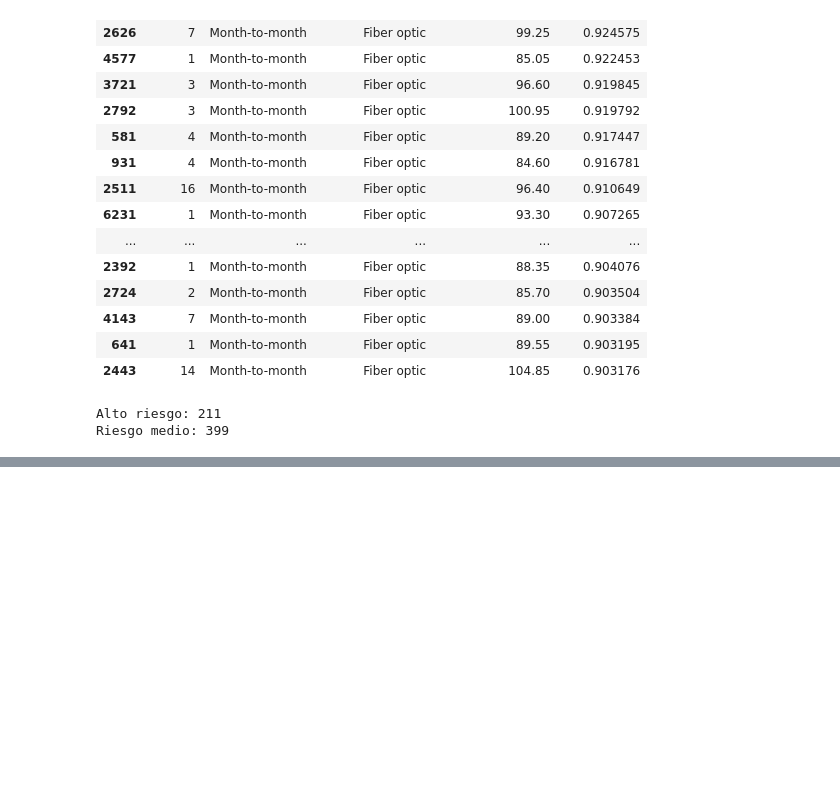
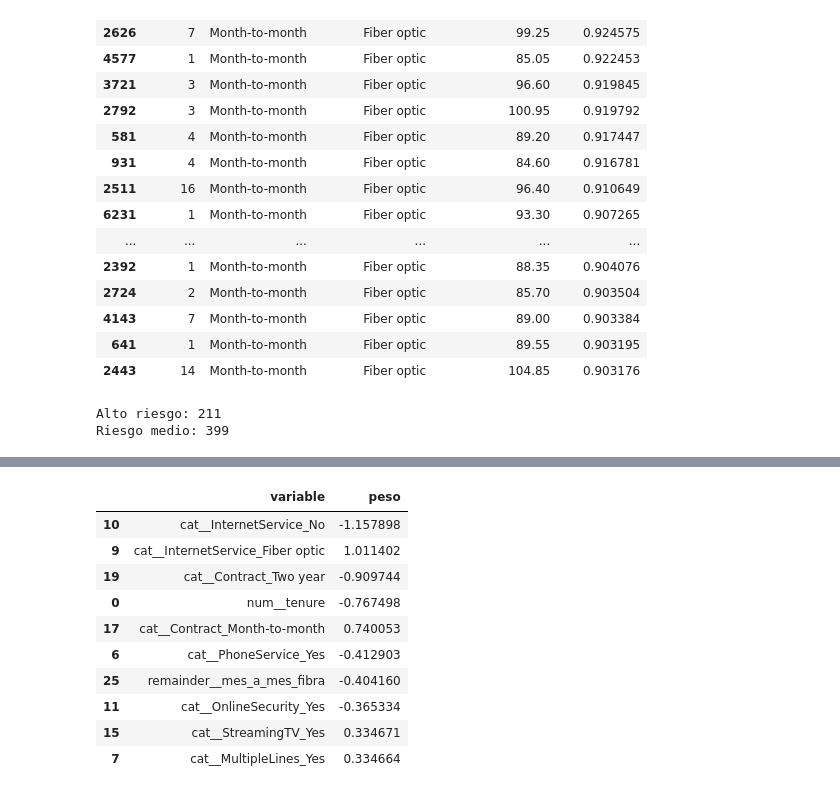
Before and after one commit to KingAegon19/telco-churn, a Jupyter notebook: notebooks/03_modelado.ipynb, the cells around one changed output, grey strips where cells are left out. Drawn from its saved outputs; the diff is of its cells as text; code cells hidden in the pictures; blank space fills up the shorter version.

```diff
--- a/notebooks/03_modelado.ipynb
+++ b/notebooks/03_modelado.ipynb
@@ -196,0 +227,20 @@ Riesgo medio: 399
+# %%
+from sklearn.metrics import classification_report
+
+num_cols_sin = ['tenure', 'MonthlyCharges']
+X_train2 = X_train.drop(columns=['TotalCharges'])
+X_test2 = X_test.drop(columns=['TotalCharges'])
+
+prep2 = ColumnTransformer([
+    ('num', StandardScaler(), num_cols_sin),
+    ('cat', OneHotEncoder(drop='if_binary', handle_unknown='ignore'), cat_cols)
+], remainder='passthrough')
+
+modelo2 = Pipeline([
+    ('prep', prep2),
+    ('clf', LogisticRegression(max_iter=1000, class_weight='balanced'))
+])
+
+modelo2.fit(X_train2, y_train)
+y_pred2 = modelo2.predict(X_test2)
+print(classification_report(y_test, y_pred2))
@@ -196,0 +256,19 @@ Riesgo medio: 399
+# %%
+nombres2 = modelo2.named_steps['prep'].get_feature_names_out()
+pesos2 = modelo2.named_steps['clf'].coef_[0]
+
+coef2 = pd.DataFrame({'variable': nombres2, 'peso': pesos2})
+coef2['abs'] = coef2['peso'].abs()
+coef2.sort_values('abs', ascending=False)[['variable','peso']].head(10)
+# %% [output]
+|  | variable | peso |
+| 10 | cat__InternetService_No | -1.157898 |
+| 9 | cat__InternetService_Fiber optic | 1.011402 |
+| 19 | cat__Contract_Two year | -0.909744 |
+| 0 | num__tenure | -0.767498 |
+| 17 | cat__Contract_Month-to-month | 0.740053 |
+| 6 | cat__PhoneService_Yes | -0.412903 |
+| 25 | remainder__mes_a_mes_fibra | -0.404160 |
+| 11 | cat__OnlineSecurity_Yes | -0.365334 |
+| 15 | cat__StreamingTV_Yes | 0.334671 |
+| 7 | cat__MultipleLines_Yes | 0.334664 |
```
Also changed, not shown: parts of 10 cells of this notebook, 1 other file.
